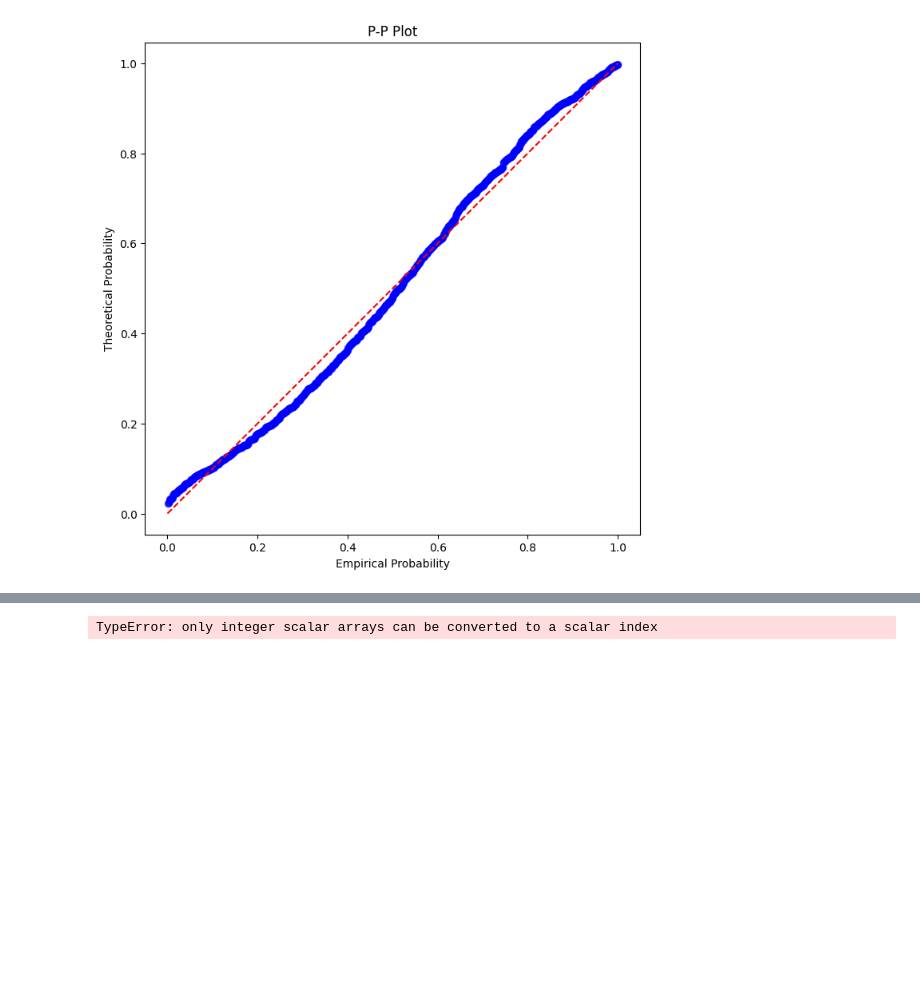
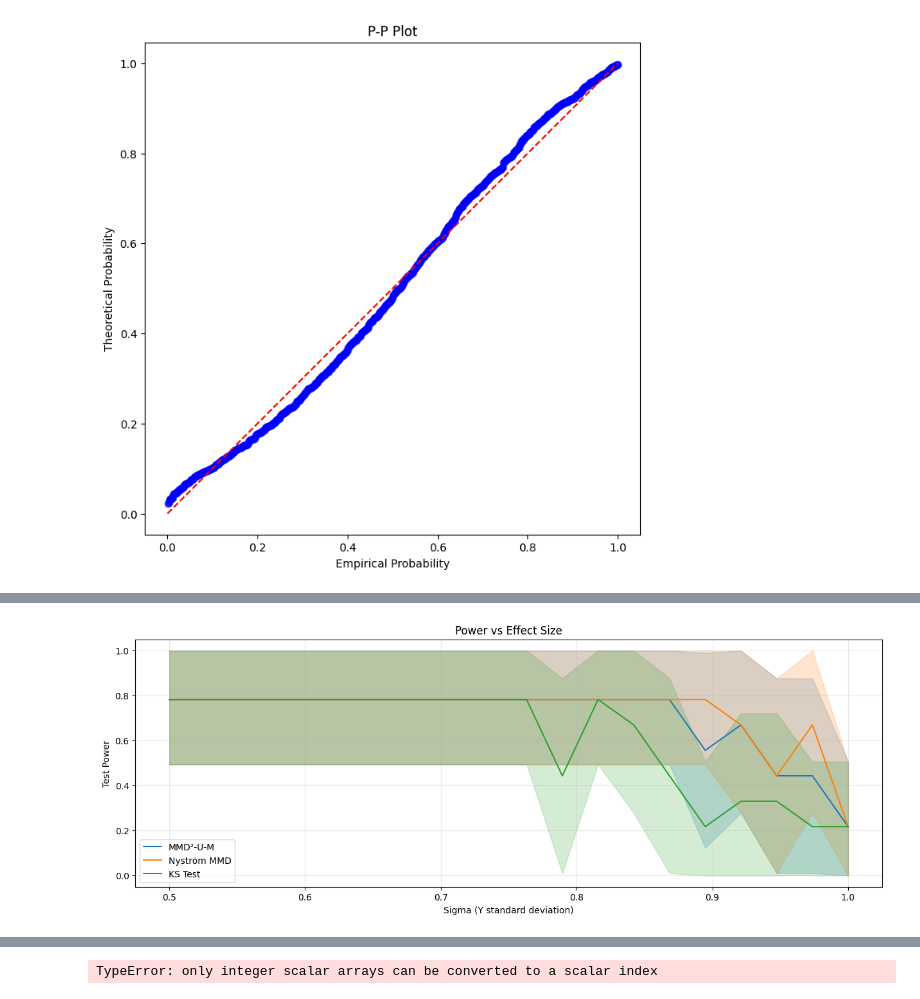
Before and after one commit to kwame-mbobda-kuate/Efficient-Kernel-Based-Two-Sample-Testing, a Jupyter notebook: src/tests.ipynb, the cells around one changed output, grey strips where cells are left out. Saved outputs shown, nothing was run; the diff lists cells and outputs as text; code cells hidden in the pictures; blank space fills up the shorter version.

```diff
--- a/src/tests.ipynb
+++ b/src/tests.ipynb
@@ -6,10 +6,8 @@ import matplotlib as plt
 import sklearn
 import johnson
 import matplotlib.pyplot as plt
+import time
 
 seed = 1048596
-source_rng = np.random.default_rng(seed)
-P = 200
-alpha = 0.05
-rbf = kernel.GaussianKernel()
+rng = np.random.default_rng(seed)
 # %% [markdown]
@@ -82,0 +85,9 @@ plt.show()
+# %%
+def wilson_interval(k, n, confidence=0.95):
+    p_hat = k / n
+    z = scipy.stats.norm.ppf(1 - (1 - confidence)/2)
+    center = (p_hat + z**2/(2*n)) / (1 + z**2/n)
+    margin = z * np.sqrt((p_hat*(1 - p_hat)/n + z**2/(4*n**2)) / (1 + z**2/n))
+    lower = np.maximum(0, center - margin)
+    upper = np.minimum(1, center + margin)
+    return center, lower, upper
@@ -82,0 +129,32 @@ plt.show()
+# %%
+dim_vals = np.linspace(sigma_min, sigma_max, n_sigma)
+avg_times = times.mean(axis=1)  # Avg time per sigma per test
+# Prepare plot data
+power_vals = np.zeros((n_sigma, len(tests), 3))  # Center, lower, upper
+for i in range(n_sigma):
+    for k in range(len(tests)):
+        rejections = results[i, :, k].sum()
+        center, lower, upper = wilson_interval(rejections, n_rep)
+        power_vals[i, k] = [center, lower, upper]
+
+# Create plots
+plt.figure(figsize=(15, 5))
+
+# Plot 1: Power vs Sigma
+colors = plt.cm.tab10.colors
+for k in range(len(tests)):
+    center = power_vals[:, k, 0]
+    lower = power_vals[:, k, 1]
+    upper = power_vals[:, k, 2]
+
+    plt.plot(dim_vals, center, color=colors[k], label=test_names[k])
+    plt.fill_between(dim_vals, lower, upper, color=colors[k], alpha=0.2)
+
+plt.xlabel("Sigma (Y standard deviation)")
+plt.ylabel("Test Power")
+plt.title("Power vs Effect Size")
+plt.legend()
+plt.grid(True, alpha=0.3)
+plt.show()
+# %% [output]
+[figure, added]
```
Also changed, not shown: parts of 13 cells of this notebook, 1 other file.
